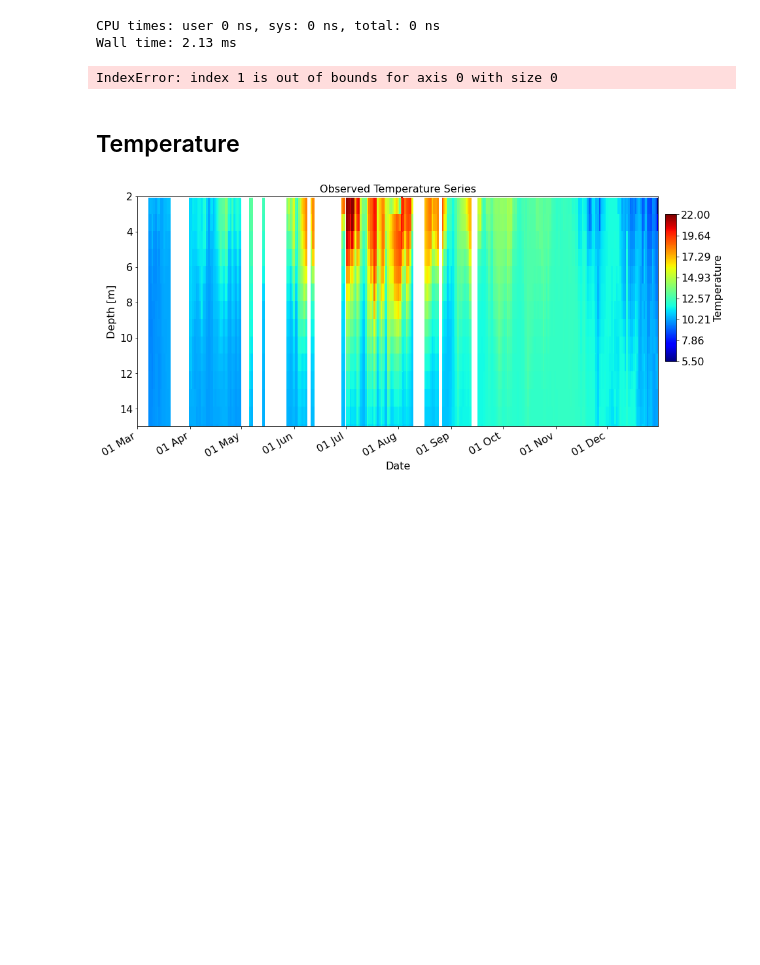
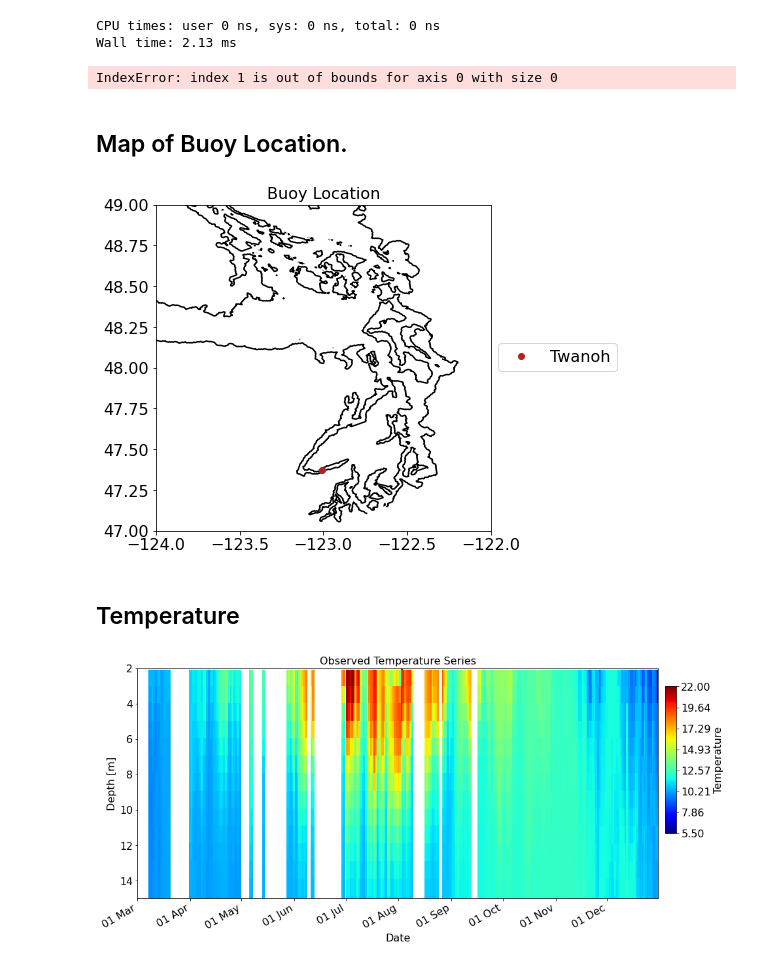
Before and after one commit to SalishSeaCast/analysis-keegan, a Jupyter notebook: notebooks/Evaluations/Continuous_Timeseries/All_Depths_ORCA/DabobBay/201905_Hindcast_Evaluations/2015_DabobBay_Evaluations.ipynb, the cells around one changed output. Cells and saved outputs as stored; diff of their text form; code cells hidden in the pictures; blank space fills up the shorter version.

```diff
--- a/notebooks/Evaluations/Continuous_Timeseries/All_Depths_ORCA/DabobBay/201905_Hindcast_Evaluations/2015_DabobBay_Evaluations.ipynb
+++ b/notebooks/Evaluations/Continuous_Timeseries/All_Depths_ORCA/DabobBay/201905_Hindcast_Evaluations/2015_DabobBay_Evaluations.ipynb
@@ -165,6 +165,22 @@ df,dep,tim= Process_ORCA(orca_dict['Btemp'],obs_dep,YD_rounded,2015)
 date_range=(dt.datetime(year,3,1),dt.datetime(year,12,31))
 # %% [output]
 IndexError: index 1 is out of bounds for axis 0 with size 0
+# %% [markdown]
+## Map of Buoy Location.
+# %%
+lon,lat=places.PLACES[Mooring]['lon lat']
+
+fig, ax = plt.subplots(1,1,figsize = (6,6))
+with nc.Dataset('/data/vdo/MEOPAR/NEMO-forcing/grid/bathymetry_201702.nc') as grid:
+    viz_tools.plot_coastline(ax, grid, coords = 'map',isobath=.1)
+color=('firebrick')
+ax.plot(lon, lat,'o',color = 'firebrick', label=Mooring)
+ax.set_ylim(47, 49)
+ax.legend(bbox_to_anchor=[1,.6,0.4,0])
+ax.set_xlim(-124, -122);
+ax.set_title('Buoy Location');
+# %% [output]
+[figure, added]
 # %% [markdown]
 ## Temperature
 # %%
```
Also changed, not shown: 16 other files.
